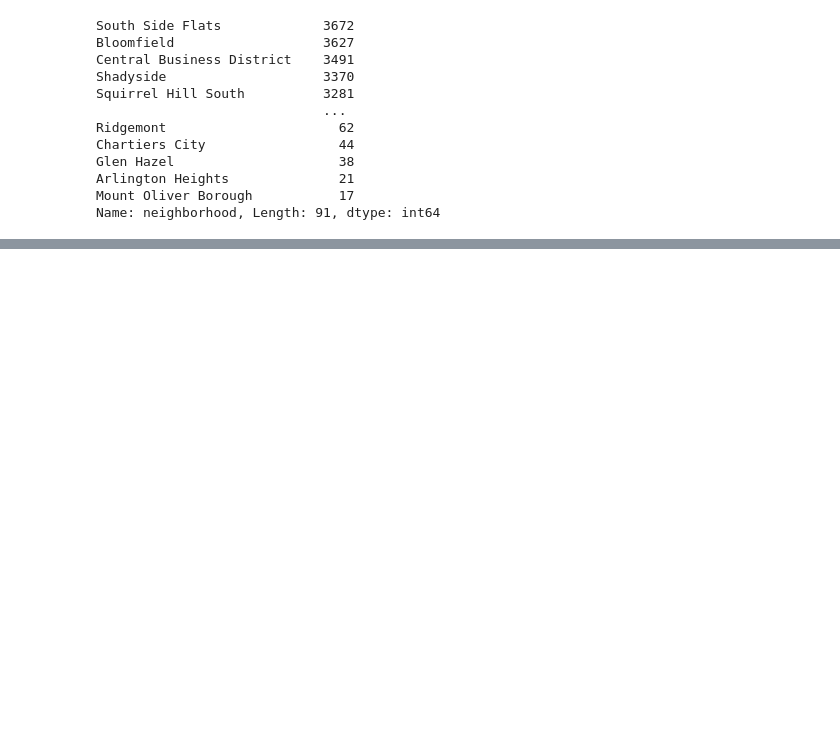
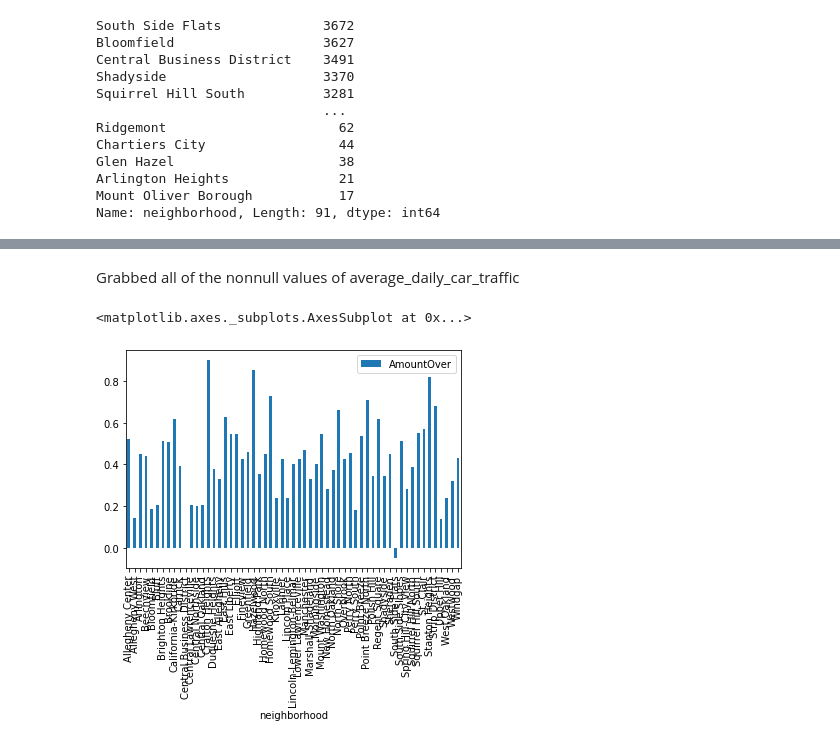
Before and after one commit to JoshKrym/FinalProject, a Jupyter notebook: finalnotebookpresent.ipynb, the cells around one changed output, grey strips where cells are left out. Drawn from its saved outputs; the diff is of its cells as text; code cells hidden in the pictures; blank space fills up the shorter version.

```diff
--- a/finalnotebookpresent.ipynb
+++ b/finalnotebookpresent.ipynb
@@ -103,0 +111,12 @@ Conclusion: From the data and plot above, we find that South Side Flats is the r
+# %%
+# load pandas
+import pandas as pd
+import numpy as np
+%matplotlib inline
+import matplotlib.pyplot as plt
+#plt.xticks(rotation=90)
+
+pd.set_option('display.max_columns', None)#This makes it easier to read the data since it allows me to see every single column
+
+TC = pd.read_csv("City of Pittsburgh Traffic Count.csv")
+TC.head()
@@ -103,0 +132,4 @@ Conclusion: From the data and plot above, we find that South Side Flats is the r
+# %%
+TC["speed95_percent"]
+SpeedDf = TC[~(TC["speed95_percent"].isnull()) & ~(TC["speed_limit"].isnull())]
+SpeedDf
@@ -103,0 +169,14 @@ Conclusion: From the data and plot above, we find that South Side Flats is the r
+# %% [markdown]
+Grabbed all of the nonnull values of average_daily_car_traffic
+# %%
+TC["AmountOver"] = (SpeedDf["speed95_percent"].sub(SpeedDf.speed_limit, axis=0)).divide(SpeedDf.speed_limit, axis=0)
+SpeedDf2 = TC[~(TC["AmountOver"].isnull())][['neighborhood', 'AmountOver']].copy()
+finalSpeedDf = SpeedDf2.groupby('neighborhood').mean()
+macs = finalSpeedDf.max()
+compiledSpeedDf = finalSpeedDf.divide(macs).mul(0.9)
+#compiledSpeedDf
+#compiledSpeedDf.plot().tick_params(labelrotation=90)
+compiledSpeedDf.plot.bar()
+# %% [output]
+<matplotlib.axes._subplots.AxesSubplot at 0x...>
+[figure, added]
```
Also changed, not shown: parts of 26 cells of this notebook, 1 other file.
